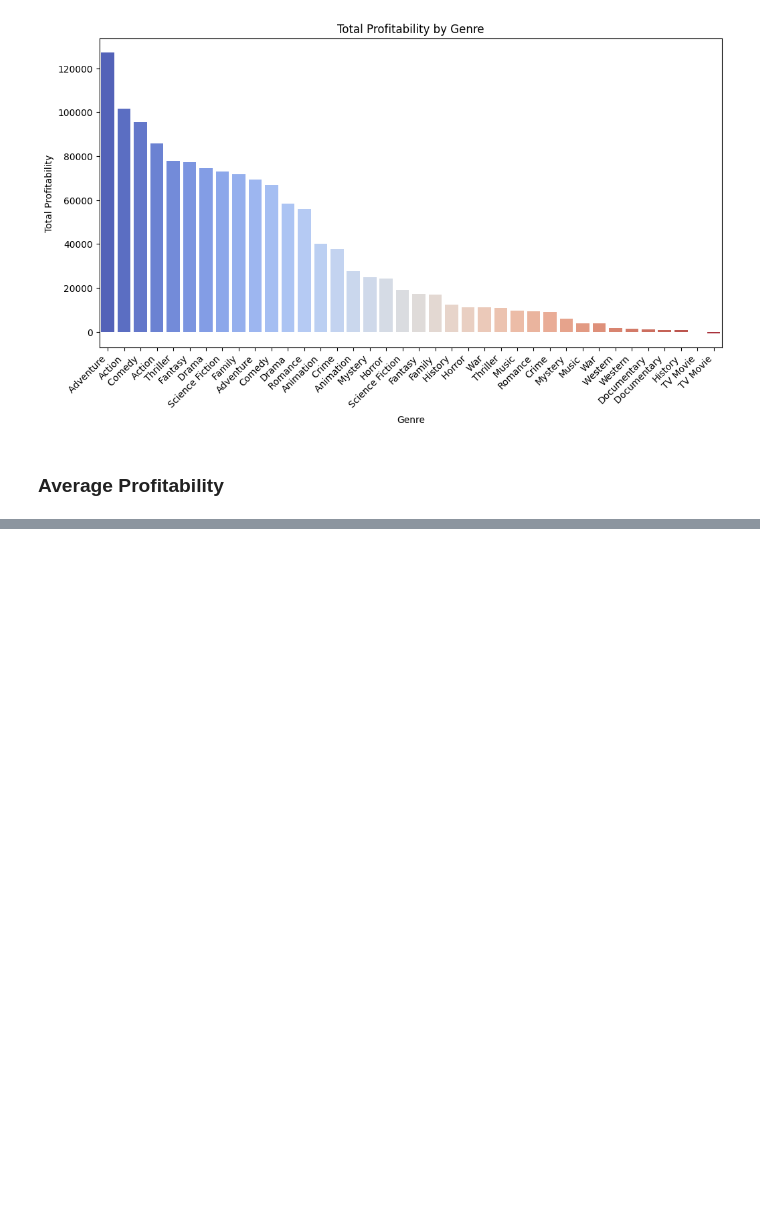
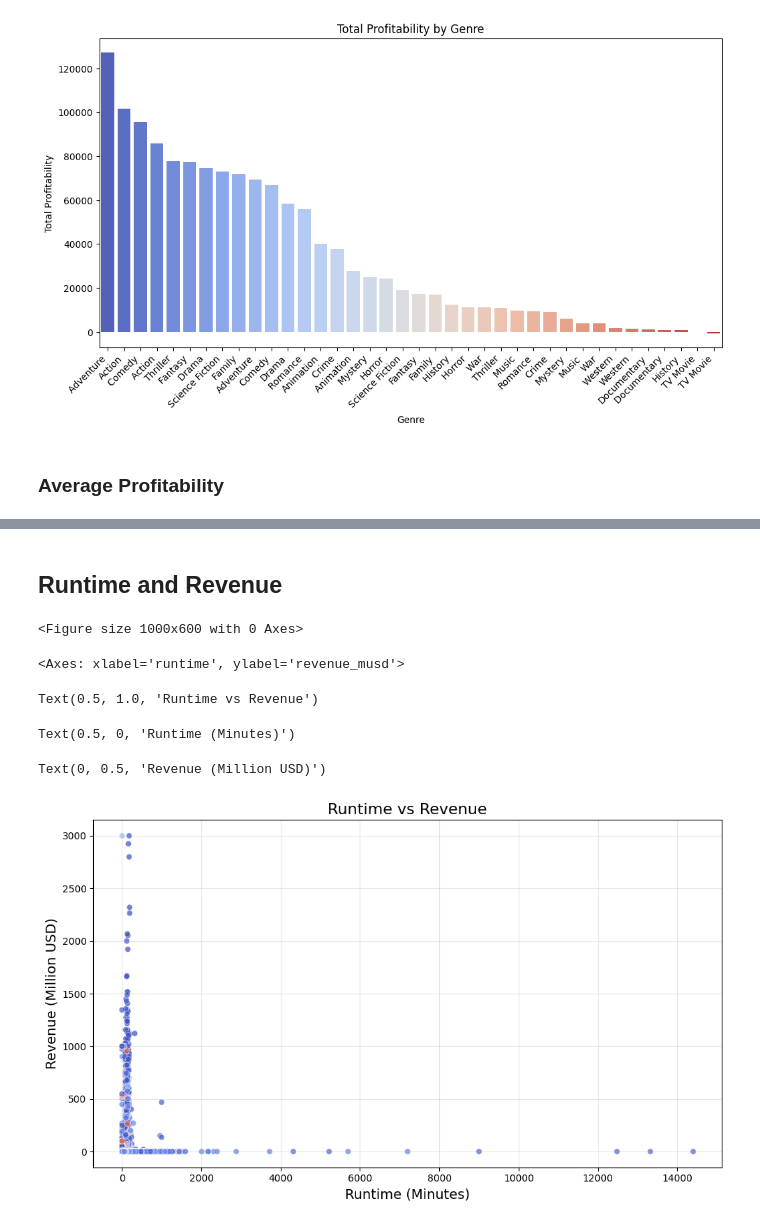
Before and after one commit to mattyapers/Movies_EDA, a Jupyter notebook: TMDB_EDA.ipynb, the cells around one changed output, grey strips where cells are left out. Drawn from its saved outputs; the diff is of its cells as text; code cells hidden in the pictures; blank space fills up the shorter version.

```diff
--- a/TMDB_EDA.ipynb
+++ b/TMDB_EDA.ipynb
@@ -595,0 +622,18 @@ Text(0, 0.5, 'Average Profitability')
+# %% [markdown]
+## Runtime and Revenue
+# %%
+plt.figure(figsize=(10, 6))
+sns.scatterplot(data=df, x='runtime', y='revenue_musd', hue='genres', alpha=0.7, palette='coolwarm', legend=None)
+plt.title('Runtime vs Revenue', fontsize=16)
+plt.xlabel('Runtime (Minutes)', fontsize=14)
+plt.ylabel('Revenue (Million USD)', fontsize=14)
+plt.grid(alpha=0.3)
+plt.tight_layout()
+plt.show()
+# %% [output]
+<Figure size 1000x600 with 0 Axes>
+<Axes: xlabel='runtime', ylabel='revenue_musd'>
+Text(0.5, 1.0, 'Runtime vs Revenue')
+Text(0.5, 0, 'Runtime (Minutes)')
+Text(0, 0.5, 'Revenue (Million USD)')
+[figure, added]
```
Also changed, not shown: parts of 12 cells of this notebook, 2 other files.
